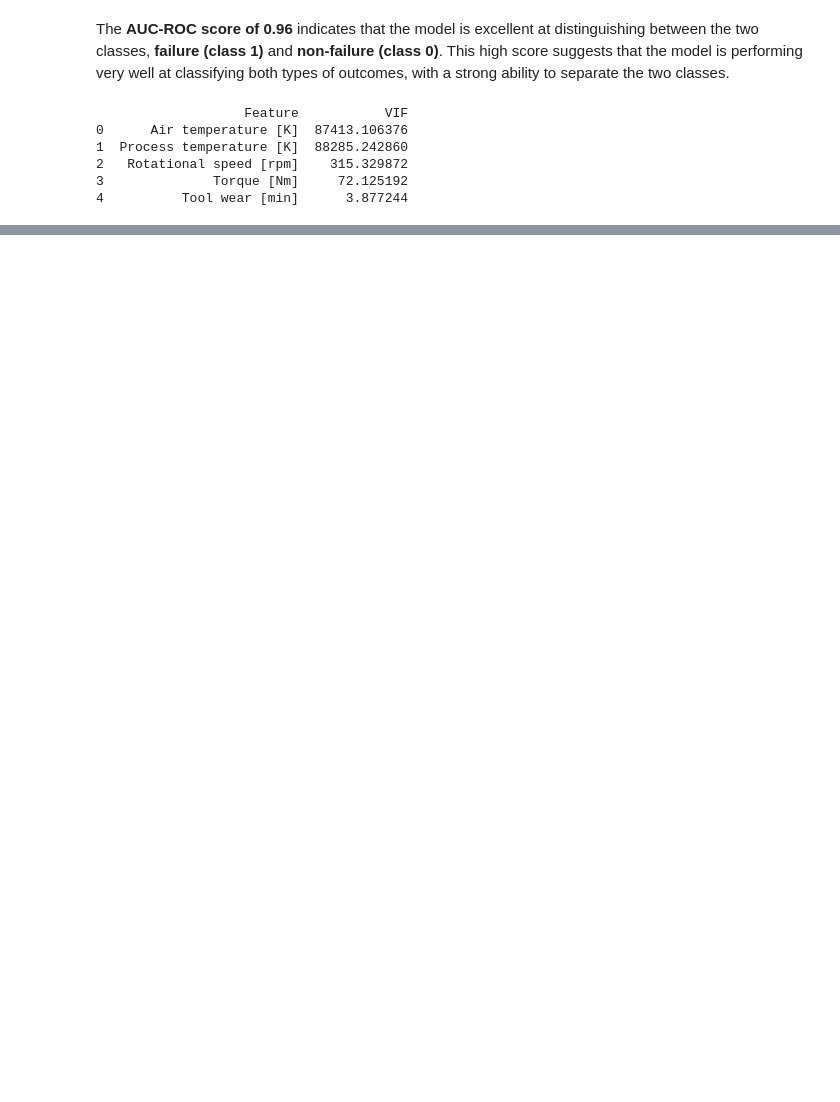
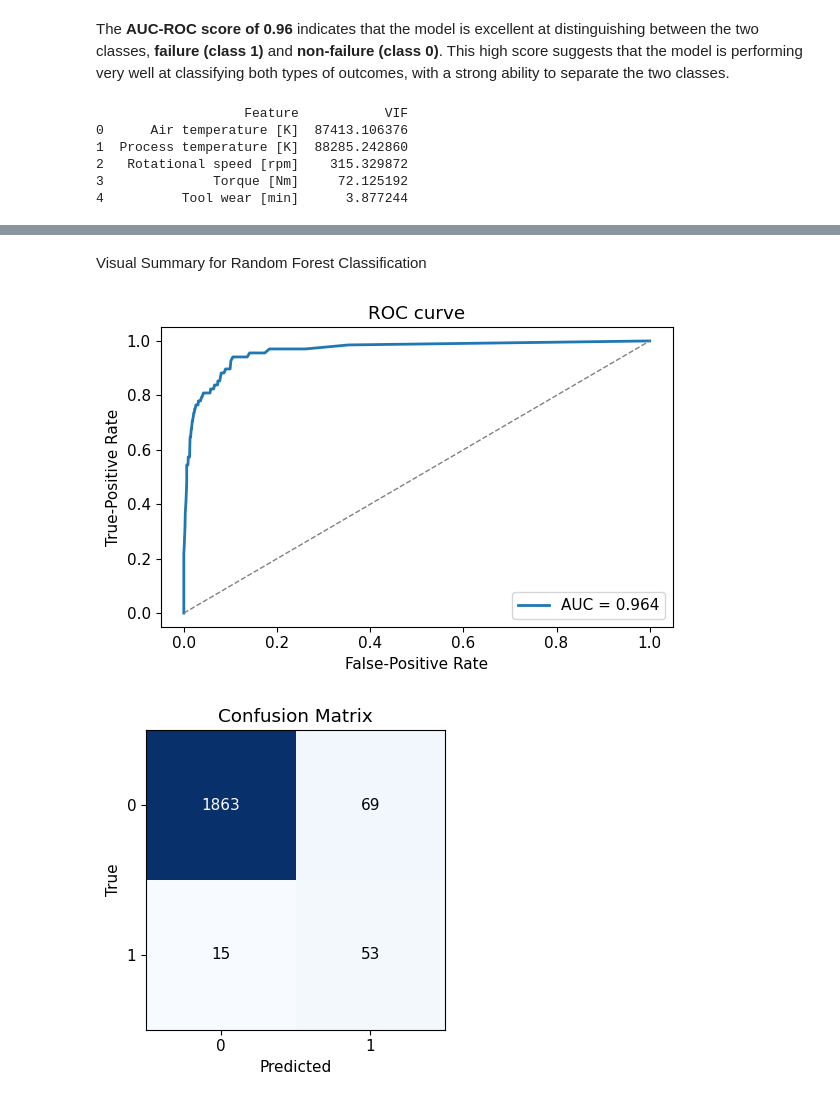
Before and after one commit to VarunBondugula/PredictiveMaintenanceDSProject, a Jupyter notebook: Notebook.ipynb, the cells around one changed output, grey strips where cells are left out. Saved outputs shown, nothing was run; the diff lists cells and outputs as text; code cells hidden in the pictures; blank space fills up the shorter version.

Commit message:
Added visuals for models

```diff
--- a/Notebook.ipynb
+++ b/Notebook.ipynb
@@ -170,4 +197,35 @@ AUC-ROC Score: 0.9636158811350627
 Cross-validated AUC-ROC: 0.9971 ± 0.0007
+# %% [markdown]
+Visual Summary for Random Forest Classification
+# %%
+plt.rcParams["figure.figsize"] = (6, 4)
+plt.rcParams["font.size"] = 11
+
+# ROC curve
+fpr, tpr, _ = roc_curve(y_test, y_prob)
+roc_auc = auc(fpr, tpr)
+
+plt.figure()
+plt.plot(fpr, tpr, lw=2, label=f"AUC = {roc_auc:.3f}")
+plt.plot([0, 1], [0, 1], ls="--", lw=1, color="gray")
+plt.xlabel("False-Positive Rate");  plt.ylabel("True-Positive Rate")
+plt.title("ROC curve");             plt.legend();  plt.tight_layout()
+plt.show()
+
+# Confusion-matrix heat-map
+cm = confusion_matrix(y_test, y_pred)
+fig, ax = plt.subplots()
+im = ax.imshow(cm, cmap="Blues")
+ax.set_xticks([0, 1]); ax.set_yticks([0, 1])
+ax.set_xlabel("Predicted");  ax.set_ylabel("True")
+for i in range(2):
+    for j in range(2):
+        ax.text(j, i, cm[i, j], ha="center", va="center",
+                color="white" if cm[i, j] > cm.max()/2 else "black")
+plt.title("Confusion Matrix");  plt.tight_layout();  plt.show()
+# %% [output]
+[figure, added]
+[figure, added]
 # %%
 pca = PCA(n_components=1)  # Reduce to a single component
 X['Temperature_Component'] = pca.fit_transform(X[['Air temperature [K]', 'Process temperature [K]']])
```
Also changed, not shown: parts of 10 cells of this notebook.
